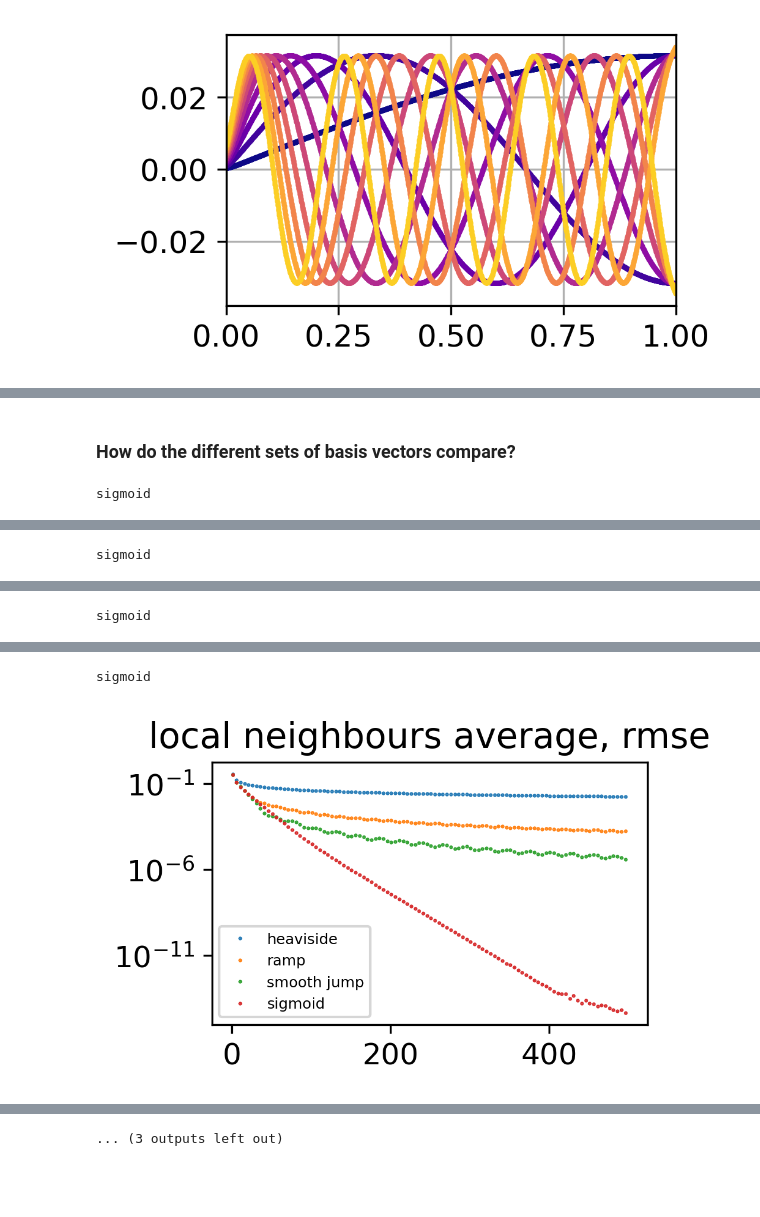
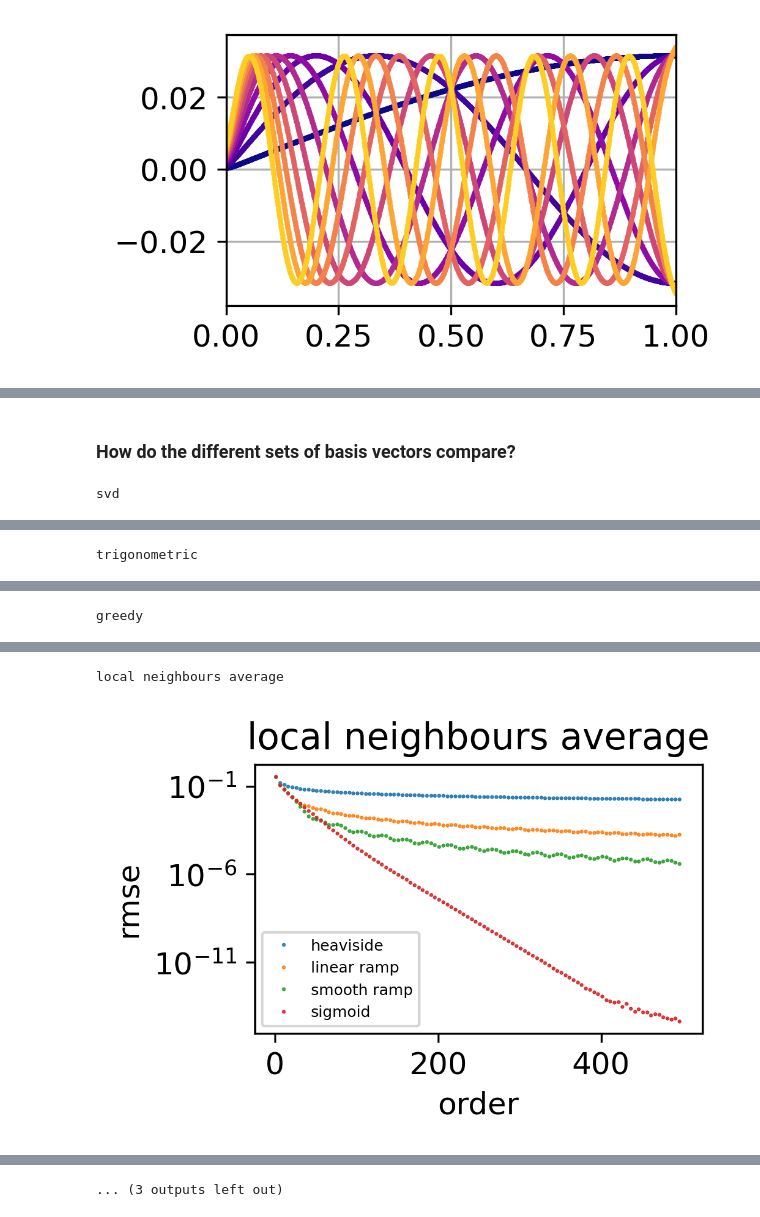
Before and after one commit to flabowski/n_widths_for_transport, a Jupyter notebook: n-widths for transport problems.ipynb, the cells around one changed output, grey strips where cells are left out. Saved outputs shown, nothing was run; the diff lists cells and outputs as text; code cells hidden in the pictures; blank space fills up the shorter version.

```diff
--- a/n-widths for transport problems.ipynb
+++ b/n-widths for transport problems.ipynb
@@ -242,13 +241,13 @@ generating greedy basis. rank:
 0, 1, 2, 3, 4, 5, 6, 7, 8, 9, 10, 11, 12, 13, 14, 15, 16, 17, 18, 19, 20, 21, 22, 23, 24, 25, 26, 27, 28, 29, 30, 31, 32, 33, 34, 35, 36, 37, 38, 39, 40, 41, 42, 43, 44, 45, 46, 47, 48, 49, 50, 51, 52 ...
 [figure]
 # %%
-X_test = u_sj(x(), mu_test())
-rms_error_sj, max_error_sj = [], []
+X_test = u_sr(x(), mu_test())
+rms_error_sr, max_error_sr = [], []
 
 for basis in [svd_basis, trig_basis, greedy_basis, lna_basis, lpf_basis]:
     rmse, maxe = basis.calc_error(X_test, r)
-    rms_error_sj.append(rmse)
-    max_error_sj.append(maxe)
+    rms_error_sr.append(rmse)
+    max_error_sr.append(maxe)
     ax = plot_error(rmse, maxe)
     nn = np.arange(1, r+1)
     ax.plot(nn, .1/np.exp(nn/16), "k--", label=".1/exp(n/16)")
@@ -273,7 +272,7 @@ def f(tt, a):
 
 def fit_sigmoid(eps):
     tt = np.linspace(0, 1, 1000)
-    yy = u_sj(tt, mu=.5)
+    yy = u_sr(tt, mu=.5)
     popt, pcov = curve_fit(f, tt, yy, [50])
     a = popt[0]
 
@@ -350,5 +349,5 @@ We investigated four possible basis to approximate these cases
 # %%
-initc = [u_hs, u_rp, u_sj, u_sg]
+initc = [u_hs, u_lr, u_sr, u_sg]
 basis = [svd_basis, trig_basis, greedy_basis, lna_basis, lpf_basis]
-rmse = [rms_error_hs, rms_error_rp, rms_error_sj, rms_error_sg]  # 4, 5
-maxe = [max_error_hs, max_error_rp, max_error_sj, max_error_sg]
+rmse = [rms_error_hs, rms_error_lr, rms_error_sr, rms_error_sg]  # 4, 5
+maxe = [max_error_hs, max_error_lr, max_error_sr, max_error_sg]
@@ -374,20 +373,25 @@ plt.show()
 # %%
 for i, ic in enumerate(initc):
     print(ic.name)
+
     fig, ax = plt.subplots()
     for j, bv in enumerate(basis):
         ax.plot(rmse[i][j], ".", ms=1, label=bv.name)
     ax.set_yscale('log')
-    plt.title(ic.name+", rmse")
+    plt.title(ic.name)
     plt.legend(prop={'size': 6})
+    plt.xlabel("order")
+    plt.ylabel("rmse")
     plt.show()
 
     fig, ax = plt.subplots()
     for j, bv in enumerate(basis):
         ax.plot(maxe[i][j], ".", ms=1, label=bv.name)
     ax.set_yscale('log')
-    plt.title(ic.name+", max error")
+    plt.title(ic.name)
     plt.legend(prop={'size': 6})
+    plt.xlabel("order")
+    plt.ylabel("max error")
     plt.show()
 # %% [output]
 heaviside
@@ -405,22 +409,27 @@ sigmoid
-# %% [markdown]
-### How do the different sets of basis vectors compare?
+# %% [markdown]
+### How do the different sets of basis vectors compare?
 # %%
 for j, bv in enumerate(basis):
-    print(ic.name)
+    print(bv.name)
+
     fig, ax = plt.subplots()
     for i, ic in enumerate(initc):
         ax.plot(rmse[i][j], ".", ms=1, label=ic.name)
     ax.set_yscale('log')
-    plt.title(bv.name+", rmse")
+    plt.title(bv.name)
     plt.legend(prop={'size': 6})
+    plt.xlabel("order")
+    plt.ylabel("rmse")
     plt.show()
 
     fig, ax = plt.subplots()
     for i, ic in enumerate(initc):
         ax.plot(maxe[i][j], ".", ms=1, label=ic.name)
     ax.set_yscale('log')
-    plt.title(bv.name+", max error")
+    plt.title(bv.name)
     plt.legend(prop={'size': 6})
+    plt.xlabel("order")
+    plt.ylabel("max error")
     plt.show()
 # %% [output]
-sigmoid
+svd
@@ -429 +438 @@ sigmoid
-sigmoid
+trigonometric
@@ -432 +441 @@ sigmoid
-sigmoid
+greedy
@@ -435,2 +444,2 @@ sigmoid
-sigmoid
+local neighbours average
-[figure, old version]
+[figure, new version]
```
Also changed, not shown: parts of 25 cells of this notebook, 2 other files.
